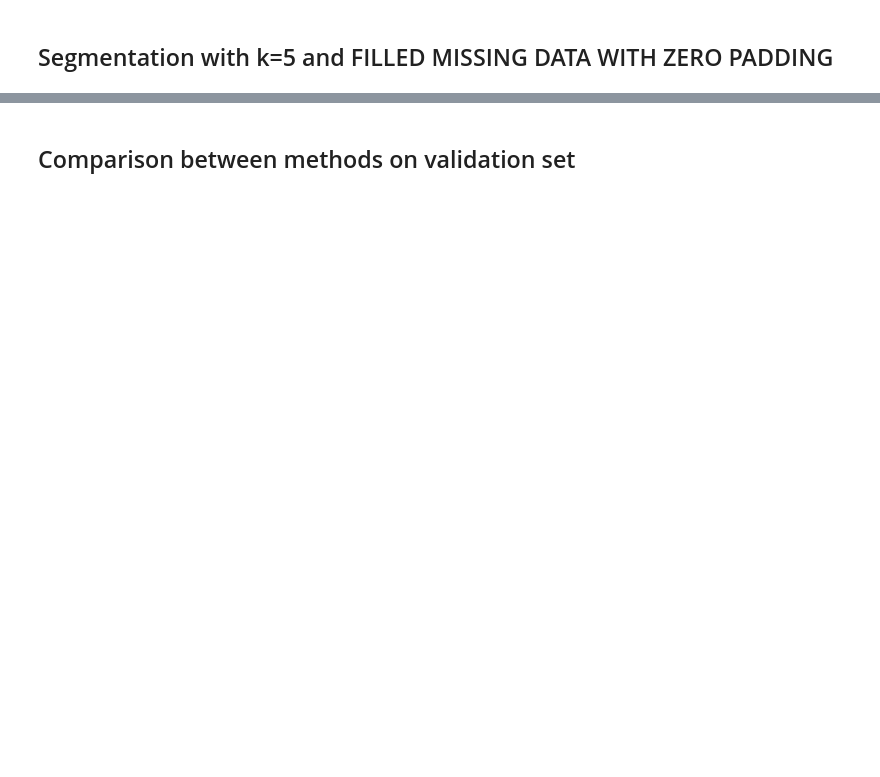
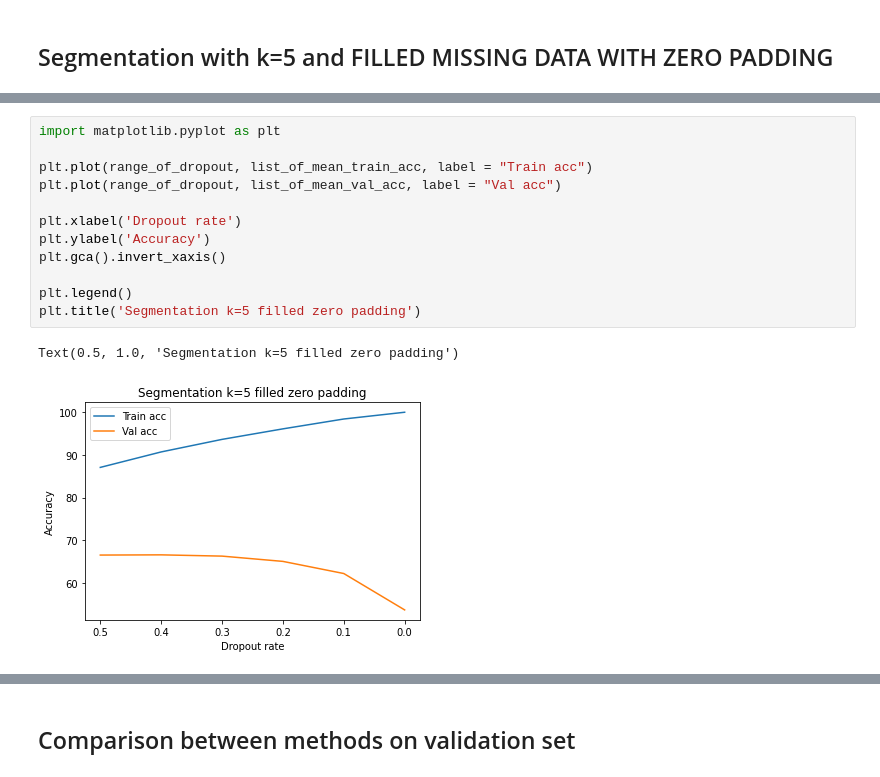
Before and after one commit to icik251/JapaneseSpeechRecognition, a Jupyter notebook: result_analysis.ipynb, the cells around one changed output, grey strips where cells are left out. Drawn from its saved outputs; the diff is of its cells as text; blank space fills up the shorter version.

```diff
--- a/result_analysis.ipynb
+++ b/result_analysis.ipynb
@@ -292,0 +273,15 @@ Estimated average convergence time: 0:00:08.356231
+# %%
+import matplotlib.pyplot as plt
+
+plt.plot(range_of_dropout, list_of_mean_train_acc, label = "Train acc")
+plt.plot(range_of_dropout, list_of_mean_val_acc, label = "Val acc")
+
+plt.xlabel('Dropout rate')
+plt.ylabel('Accuracy')
+plt.gca().invert_xaxis()
+
+plt.legend()
+plt.title('Segmentation k=5 filled zero padding')
+# %% [output]
+Text(0.5, 1.0, 'Segmentation k=5 filled zero padding')
+[figure, added]
```
Also changed, not shown: parts of 17 cells of this notebook, 50 other files.
